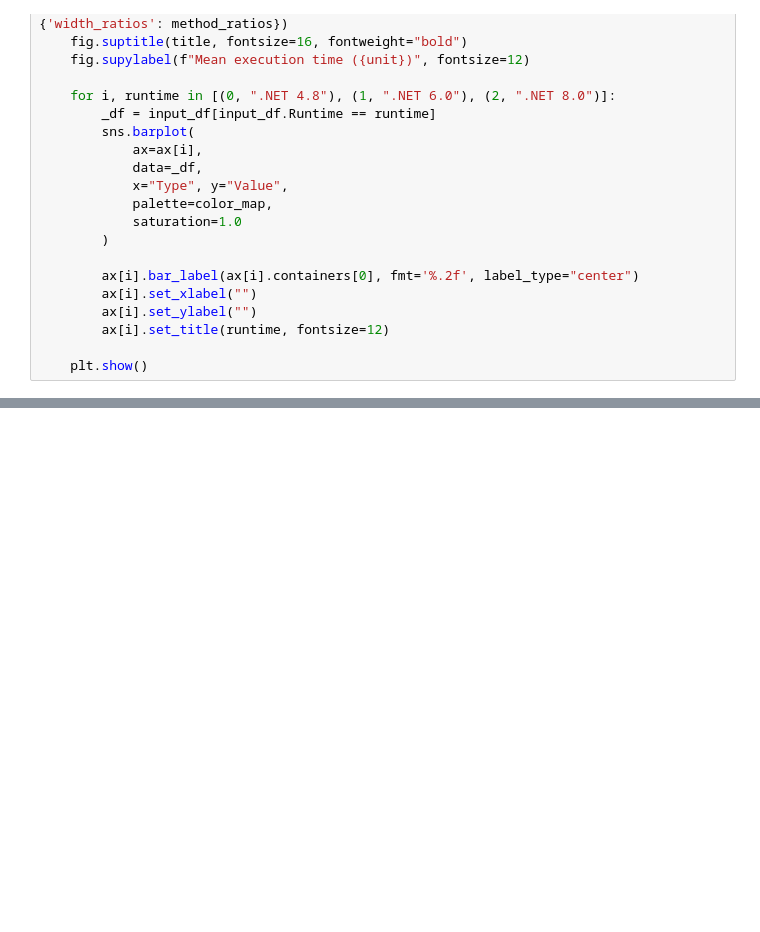
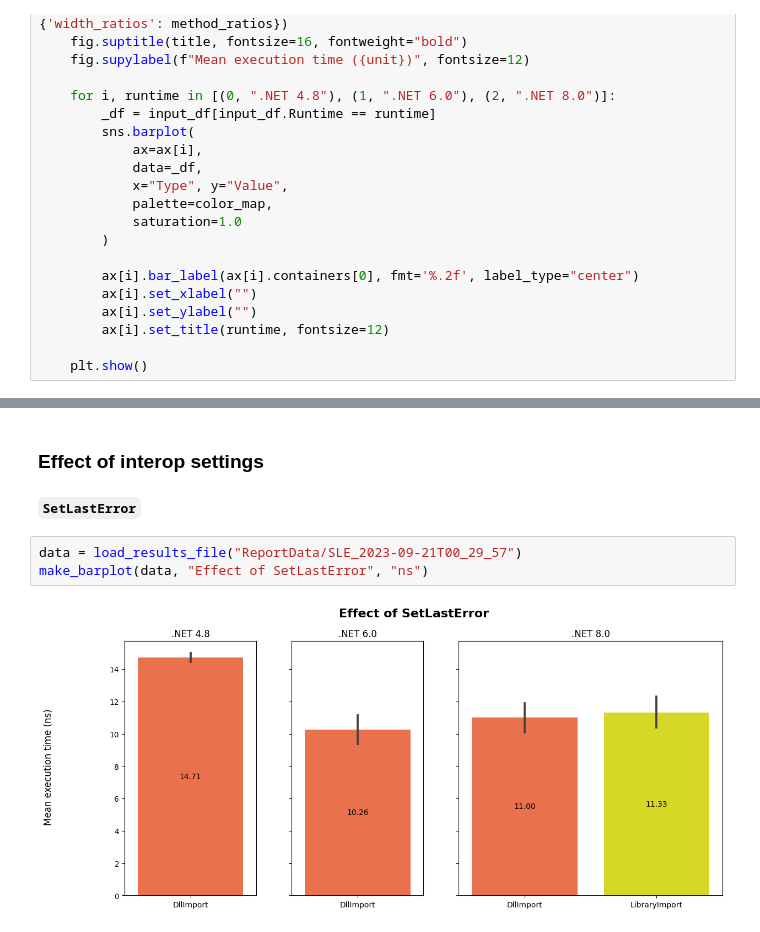
Before and after one commit to oroztocil/perfeval-pinvoke, a Jupyter notebook: REPORT.ipynb, the cells around one changed output, grey strips where cells are left out. Saved outputs shown, nothing was run; the diff lists cells and outputs as text; blank space fills up the shorter version.

```diff
--- a/REPORT.ipynb
+++ b/REPORT.ipynb
@@ -105,0 +273,9 @@ make_barplot(data_Primitive_Int_Out, "int out", "ns")
+# %% [markdown]
+### Effect of interop settings
+
+#### `SetLastError`
+# %%
+data = load_results_file("ReportData/SLE_2023-09-21T00_29_57")
+make_barplot(data, "Effect of SetLastError", "ns")
+# %% [output]
+[figure, added]
```
Also changed, not shown: parts of 34 cells of this notebook.
